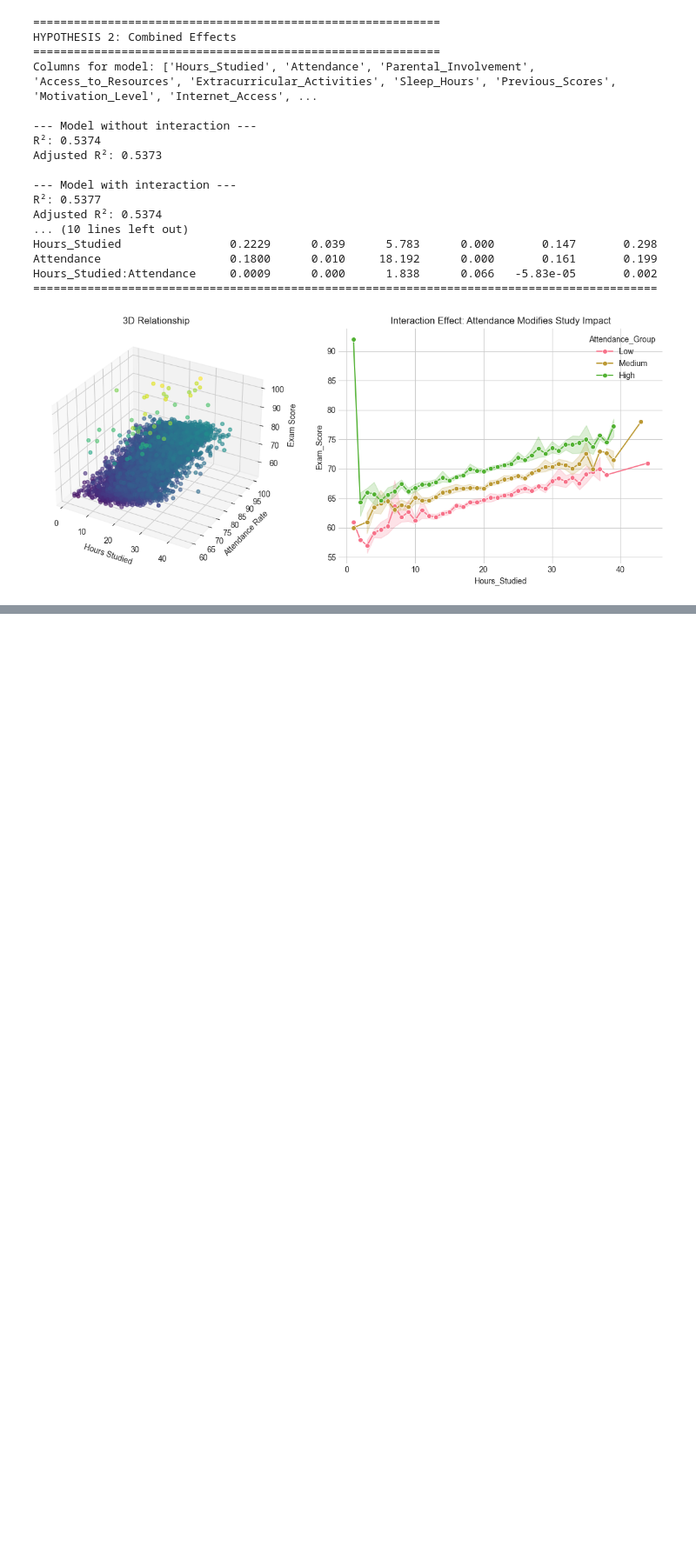
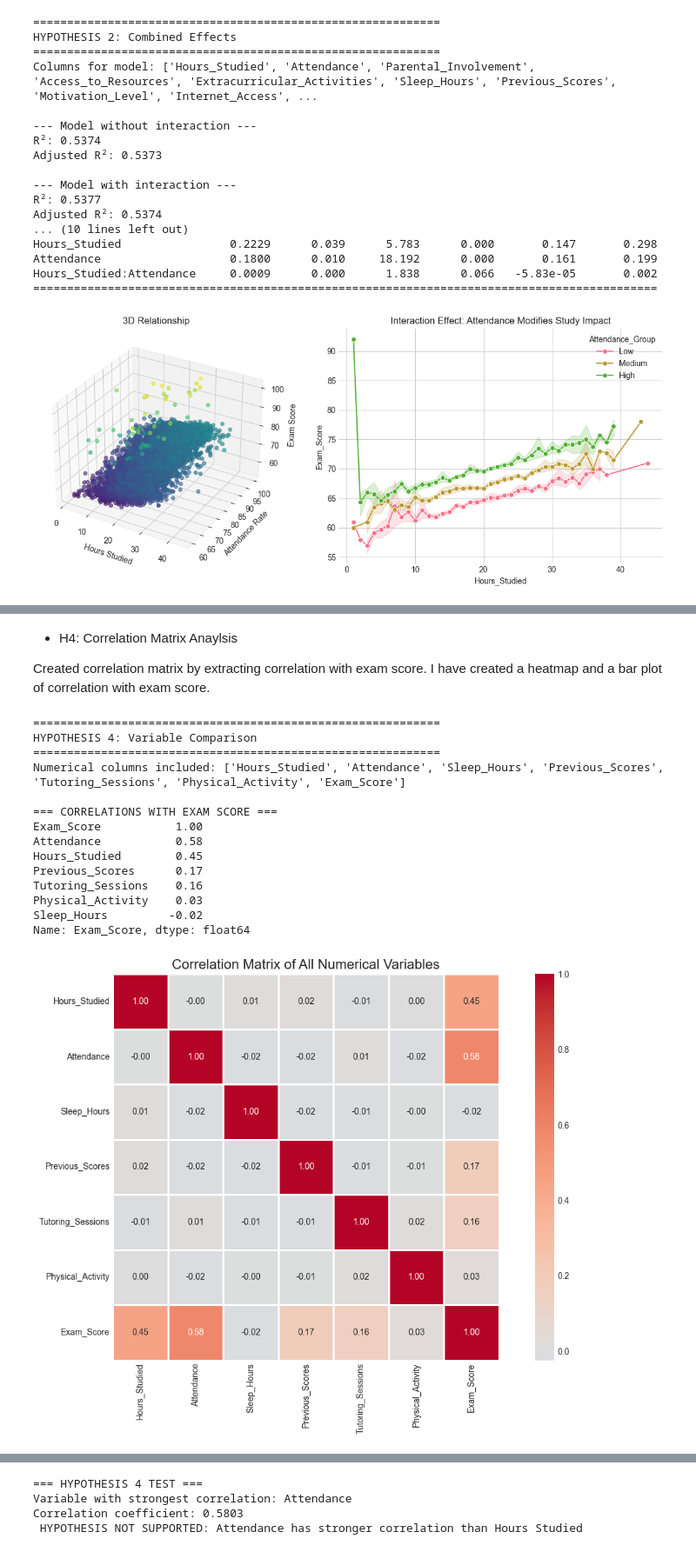
Before and after one commit to symemi115/Student-Performance-Factors, a Jupyter notebook: jupyter_notebooks/Notebook.ipynb, the cells around one changed output, grey strips where cells are left out. Shown at 87% size. Saved outputs shown, nothing was run; the diff lists cells and outputs as text; code cells hidden in the pictures; blank space fills up the shorter version.

```diff
--- a/jupyter_notebooks/Notebook.ipynb
+++ b/jupyter_notebooks/Notebook.ipynb
@@ -550,0 +641,74 @@ Hours_Studied:Attendance     0.0009      0.000      1.838      0.066   -5.83e-05
+# %% [markdown]
+- H4: Correlation Matrix Anaylsis
+
+Created correlation matrix by extracting correlation with exam score.
+I have created a heatmap and a bar plot of correlation with exam score.
+# %%
+print("\n" + "="*60)
+print("HYPOTHESIS 4: Variable Comparison")
+print("="*60)
+
+# Selecting numerical columns for correlation
+numerical_cols = df_clean.select_dtypes(include=[np.number]).columns.tolist()
+print(f"Numerical columns included: {numerical_cols}")
+
+# Calculating correlation matrix
+corr_matrix = df_clean[numerical_cols].corr()
+
+# Extracting correlations with Exam Score
+exam_correlations = corr_matrix['Exam_Score'].sort_values(ascending=False)
+print("\n=== CORRELATIONS WITH EXAM SCORE ===")
+print(exam_correlations)
+
+# Creating a heatmap
+plt.figure(figsize=(12, 8))
+sns.heatmap(corr_matrix,
+            annot=True,
+            cmap='coolwarm',
+            center=0,
+            square=True,
+            linewidths=1,
+            fmt='.2f')
+plt.title('Correlation Matrix of All Numerical Variables', fontsize=16)
+plt.tight_layout()
+plt.show()
+
+# Bar plot of correlations with Exam Score
+plt.figure(figsize=(10, 6))
+exam_correlations.drop('Exam_Score').plot(kind='bar')
+plt.title('Correlation of Variables with Exam Score')
+plt.xlabel('Variables')
+plt.ylabel('Correlation Coefficient')
+plt.axhline(y=0, color='black', linestyle='-', linewidth=0.5)
+plt.xticks(rotation=45)
+plt.tight_layout()
+plt.show()
+
+# Test Hypothesis 4
+print("\n=== HYPOTHESIS 4 TEST ===")
+top_correlator = exam_correlations.drop('Exam_Score').index[0]
+top_correlation = exam_correlations.drop('Exam_Score').iloc[0]
+
+print(f"Variable with strongest correlation: {top_correlator}")
+print(f"Correlation coefficient: {top_correlation:.4f}")
+
+if top_correlator == 'Hours_Studied':
+    print("HYPOTHESIS SUPPORTED: Hours studied has the strongest correlation!")
+else:
+    print(f" HYPOTHESIS NOT SUPPORTED: {top_correlator} has stronger correlation than Hours Studied")
+# %% [output]
+============================================================
+HYPOTHESIS 4: Variable Comparison
+============================================================
+Numerical columns included: ['Hours_Studied', 'Attendance', 'Sleep_Hours', 'Previous_Scores', 'Tutoring_Sessions', 'Physical_Activity', 'Exam_Score']
+
+=== CORRELATIONS WITH EXAM SCORE ===
+Exam_Score           1.00
+Attendance           0.58
+Hours_Studied        0.45
+Previous_Scores      0.17
+Tutoring_Sessions    0.16
+Physical_Activity    0.03
+Sleep_Hours         -0.02
+Name: Exam_Score, dtype: float64
+[figure, added]
@@ -550,0 +716,4 @@ Hours_Studied:Attendance     0.0009      0.000      1.838      0.066   -5.83e-05
+=== HYPOTHESIS 4 TEST ===
+Variable with strongest correlation: Attendance
+Correlation coefficient: 0.5803
+ HYPOTHESIS NOT SUPPORTED: Attendance has stronger correlation than Hours Studied
```
Also changed, not shown: parts of 3 cells of this notebook.
